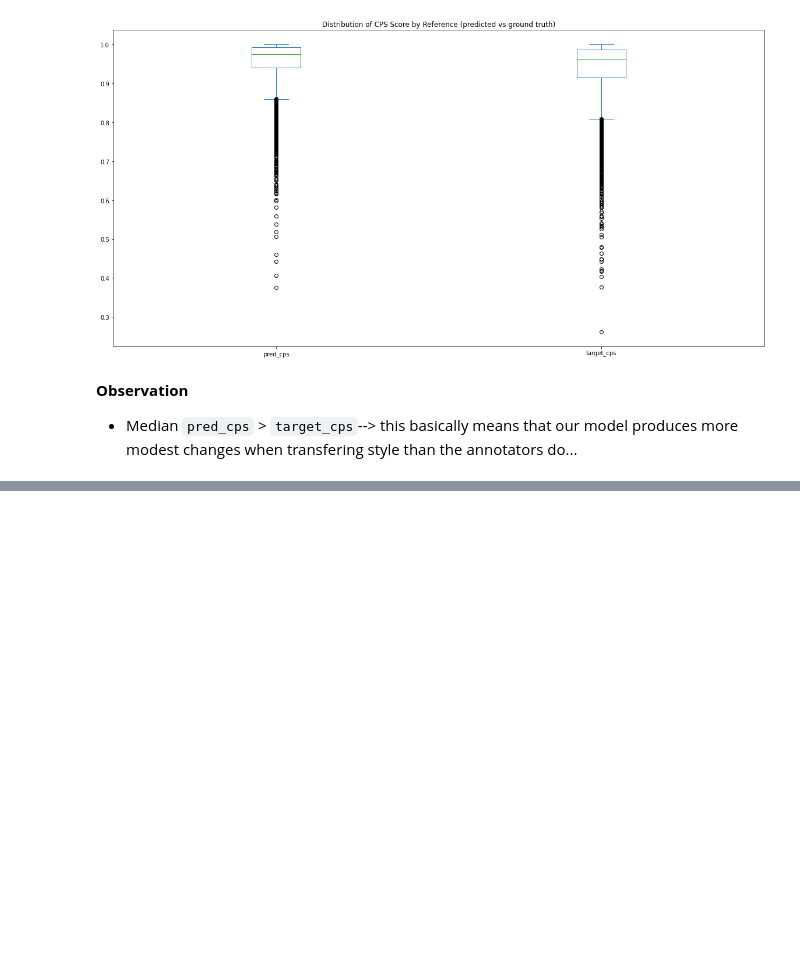
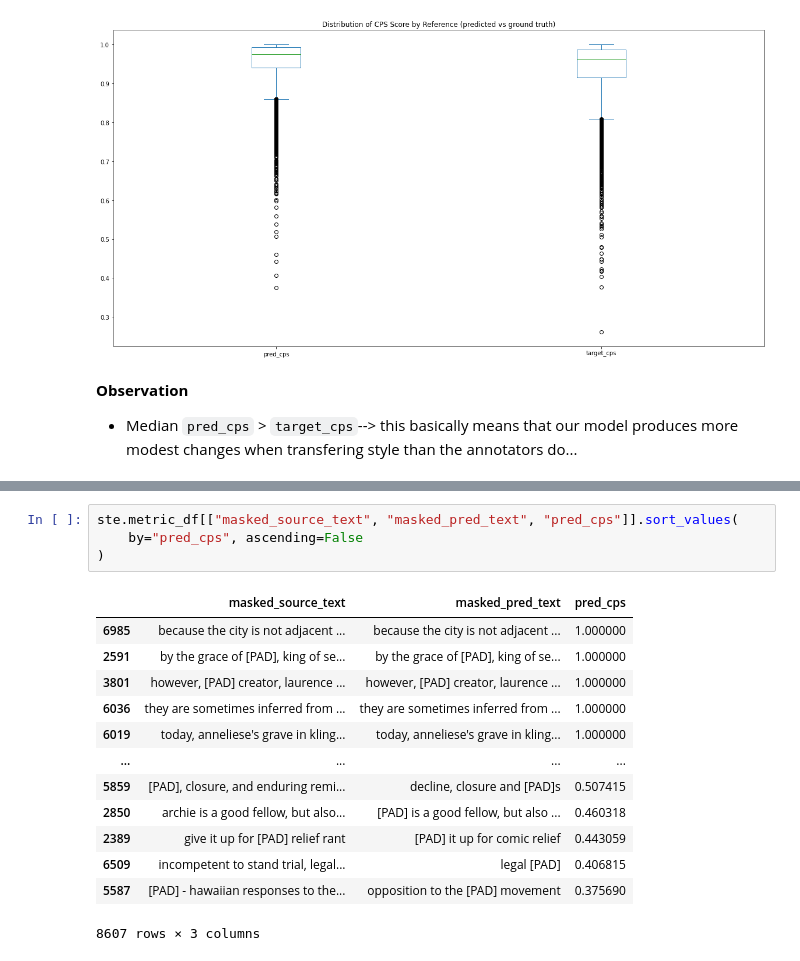
Before and after one commit to fastforwardlabs/text-style-transfer, a Jupyter notebook: notebooks/WNC_full_TST_evaluation.ipynb, the cells around one changed output, grey strips where cells are left out. Cells and saved outputs as stored; diff of their text form; blank space fills up the shorter version.

```diff
--- a/notebooks/WNC_full_TST_evaluation.ipynb
+++ b/notebooks/WNC_full_TST_evaluation.ipynb
@@ -228,0 +233,18 @@ ste.metric_df[["pred_cps", "target_cps"]].plot.box(
+# %%
+ste.metric_df[["masked_source_text", "masked_pred_text", "pred_cps"]].sort_values(
+    by="pred_cps", ascending=False
+)
+# %% [output]
+|  | masked_source_text | masked_pred_text | pred_cps |
+| 6985 | because the city is not adjacent ... | because the city is not adjacent ... | 1.000000 |
+| 2591 | by the grace of [PAD], king of se... | by the grace of [PAD], king of se... | 1.000000 |
+| 3801 | however, [PAD] creator, laurence ... | however, [PAD] creator, laurence ... | 1.000000 |
+| 6036 | they are sometimes inferred from ... | they are sometimes inferred from ... | 1.000000 |
+| 6019 | today, anneliese's grave in kling... | today, anneliese's grave in kling... | 1.000000 |
+| ... | ... | ... | ... |
+| 5859 | [PAD], closure, and enduring remi... | decline, closure and [PAD]s | 0.507415 |
+| 2850 | archie is a good fellow, but also... | [PAD] is a good fellow, but also ... | 0.460318 |
+| 2389 | give it up for [PAD] relief rant | [PAD] it up for comic relief | 0.443059 |
+| 6509 | incompetent to stand trial, legal... | legal [PAD] | 0.406815 |
+| 5587 | [PAD] - hawaiian responses to the... | opposition to the [PAD] movement | 0.375690 |
+8607 rows × 3 columns
```
Also changed, not shown: parts of 3 cells of this notebook, 9 other files.
